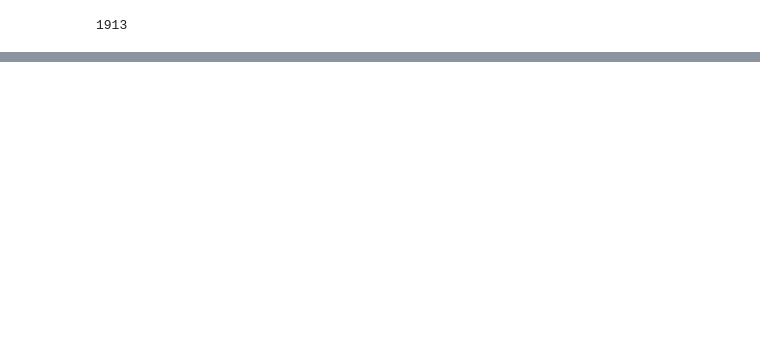
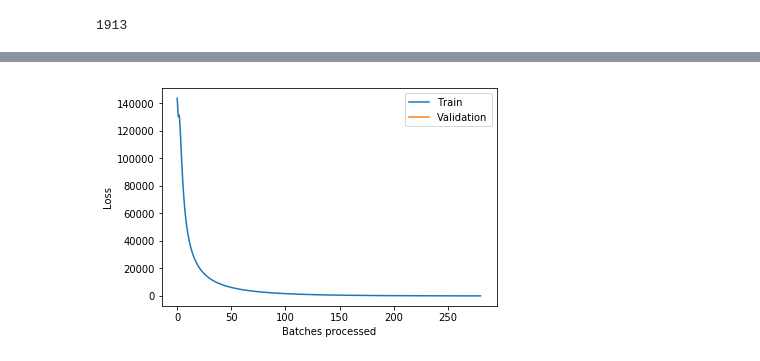
Before and after one commit to cluePrints/data-sci-fience, a Jupyter notebook: m5-forecasting-accuracy/0400. Model - fastai tabular melt.ipynb, the cells around one changed output, grey strips where cells are left out. Saved outputs shown, nothing was run; the diff lists cells and outputs as text; code cells hidden in the pictures; blank space fills up the shorter version.

```diff
--- a/m5-forecasting-accuracy/0400. Model - fastai tabular melt.ipynb
+++ b/m5-forecasting-accuracy/0400. Model - fastai tabular melt.ipynb
@@ -78,3 +111,7 @@ learn.fit_one_cycle(3, 2e-1)
+# %%
+learn.recorder.plot_losses()
+# %% [output]
+[figure, added]
 # %%
 # 8865760240
 # df_sales_train_melt.values.nbytes
```
Also changed, not shown: parts of 31 cells of this notebook, 1 other file.
